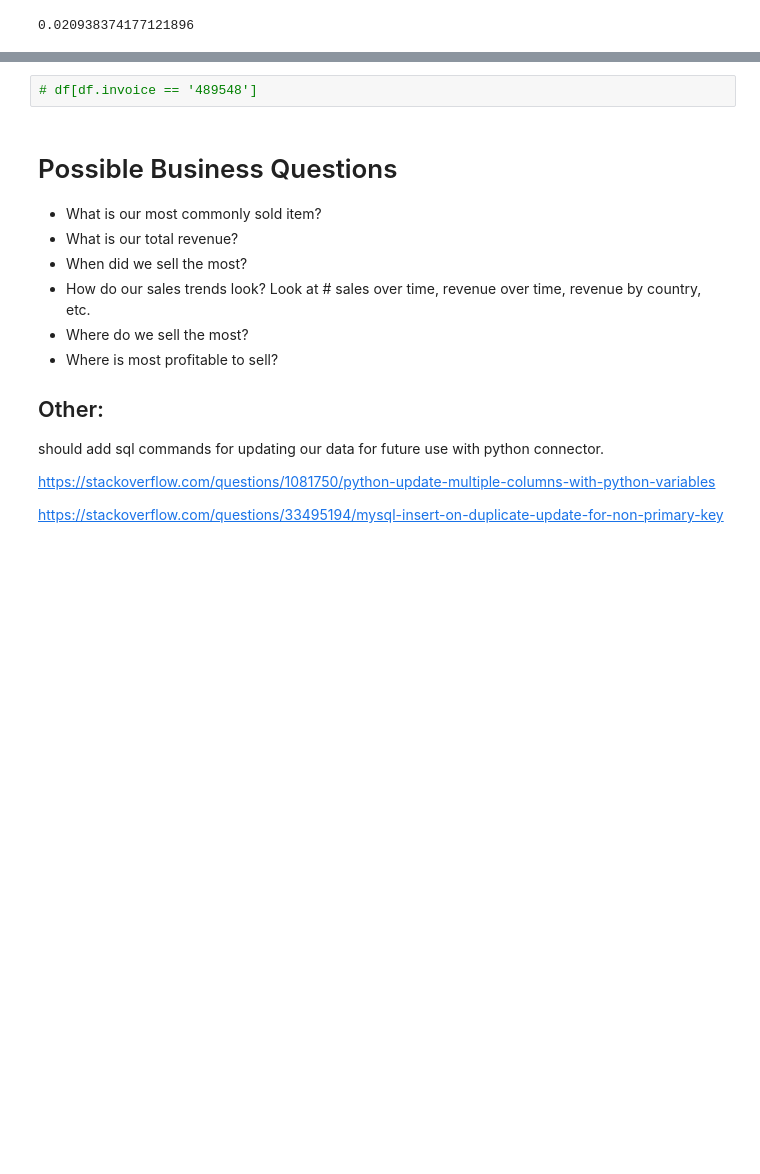
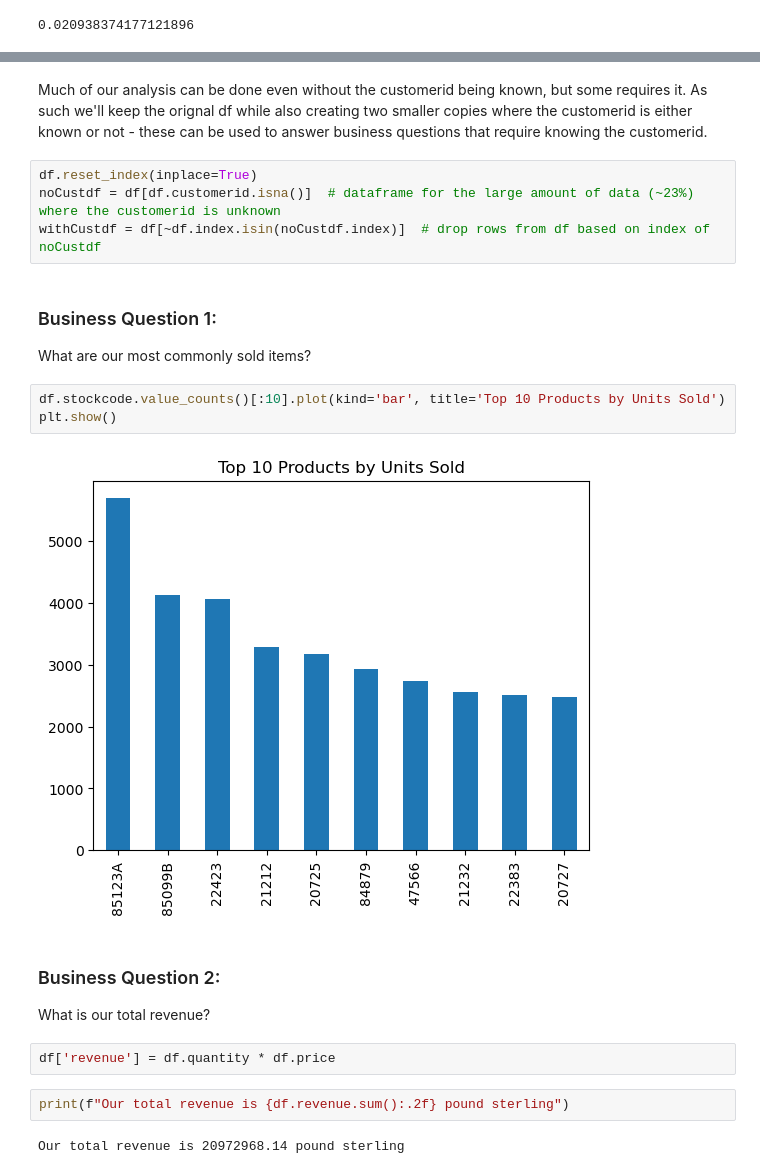
Before and after one commit to zadealfalah/salesSample, a Jupyter notebook: onlineRetail2/onlineRetail.ipynb, the cells around one changed output, grey strips where cells are left out. Drawn from its saved outputs; the diff is of its cells as text; blank space fills up the shorter version.

Commit message:
answer business questions

```diff
--- a/onlineRetail2/onlineRetail.ipynb
+++ b/onlineRetail2/onlineRetail.ipynb
@@ -151,17 +153,23 @@ len(df[(df.invoice == '489525') & (df.customerid.isna())])
-# %%
-# df[df.invoice == '489548']
-# %% [markdown]
-# Possible Business Questions
-- What is our most commonly sold item?
-- What is our total revenue?
-- When did we sell the most?
-- How do our sales trends look? Look at # sales over time, revenue over time, revenue by country, etc.
-- Where do we sell the most?
-- Where is most profitable to sell?
-
-## Other:
-should add sql commands for updating our data for future use with python connector.
-
-https://stackoverflow.com/questions/1081750/python-update-multiple-columns-with-python-variables
-
-https://stackoverflow.com/questions/33495194/mysql-insert-on-duplicate-update-for-non-primary-key
+# %% [markdown]
+Much of our analysis can be done even without the customerid being known, but some requires it.  As such we'll keep the orignal df while also creating two smaller copies where the customerid is either known or not - these can be used to answer business questions that require knowing the customerid.
+# %%
+df.reset_index(inplace=True)
+noCustdf = df[df.customerid.isna()]  # dataframe for the large amount of data (~23%) where the customerid is unknown
+withCustdf = df[~df.index.isin(noCustdf.index)]  # drop rows from df based on index of noCustdf
+# %% [markdown]
+### Business Question 1:
+What are our most commonly sold items?
+# %%
+df.stockcode.value_counts()[:10].plot(kind='bar', title='Top 10 Products by Units Sold')
+plt.show()
+# %% [output]
+[figure, added]
+# %% [markdown]
+### Business Question 2:
+What is our total revenue?
+# %%
+df['revenue'] = df.quantity * df.price
+# %%
+print(f"Our total revenue is {df.revenue.sum():.2f} pound sterling")
+# %% [output]
+Our total revenue is 20972968.14 pound sterling
```
Also changed, not shown: parts of 38 cells of this notebook.
